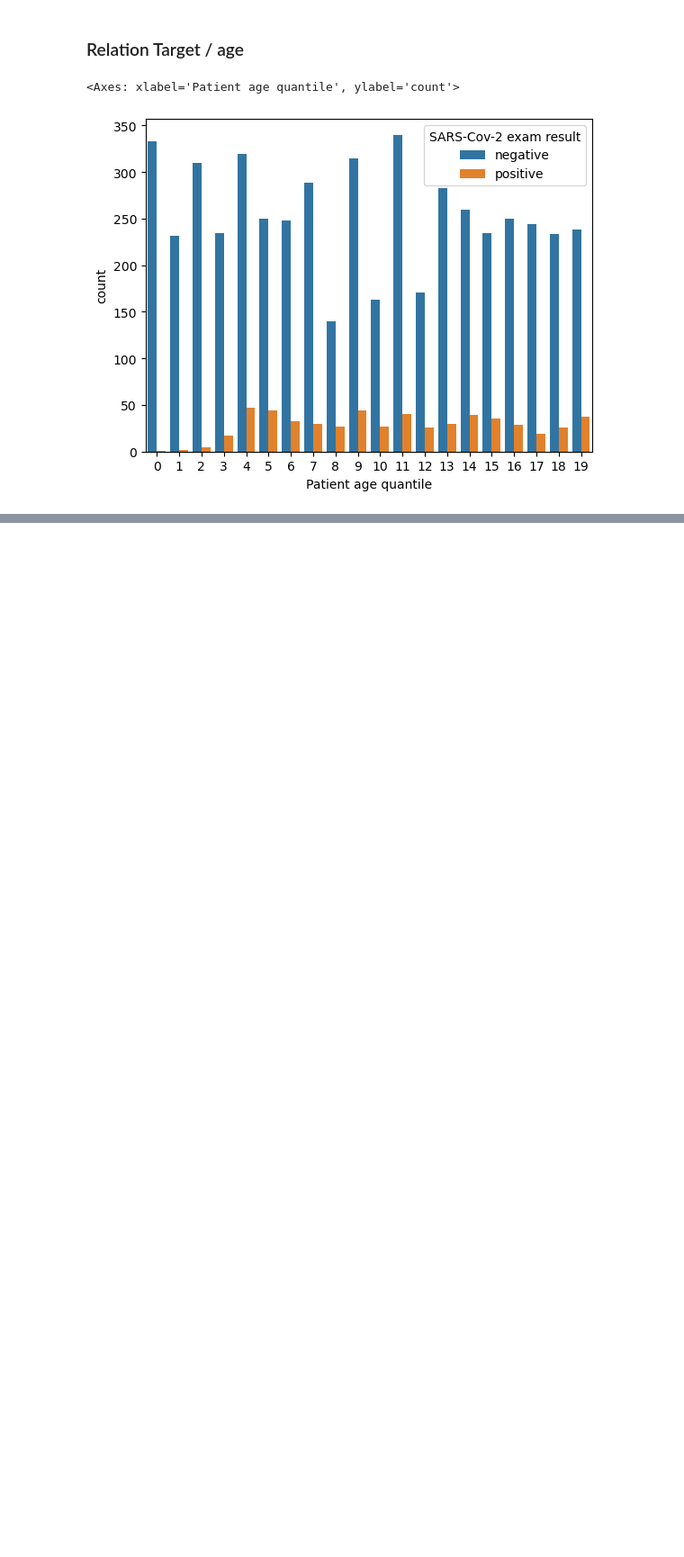
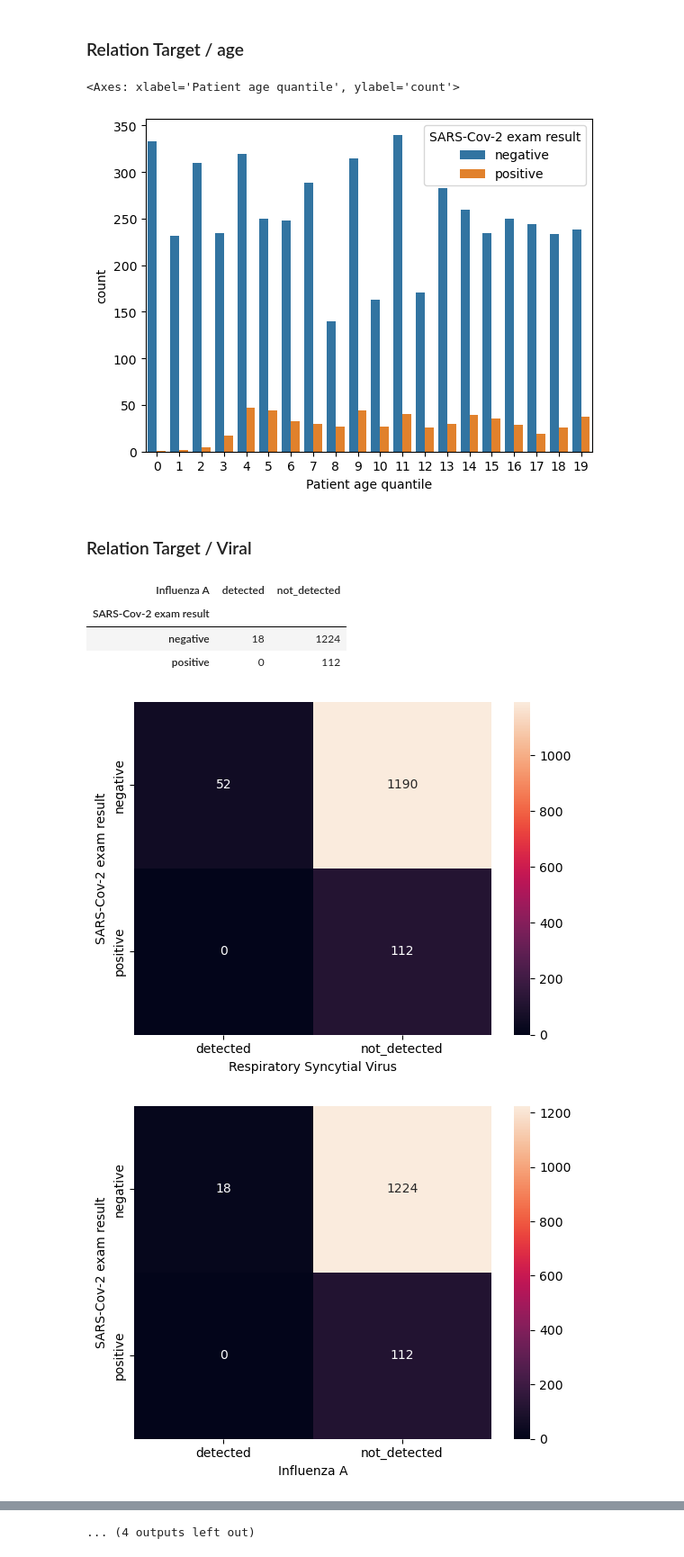
Before and after one commit to lorida0777/Diagnosis_of_COVID_19, a Jupyter notebook: EDA.ipynb, the cells around one changed output, grey strips where cells are left out. Shown at 90% size. Cells and saved outputs as stored; diff of their text form; code cells hidden in the pictures; blank space fills up the shorter version.

```diff
--- a/EDA.ipynb
+++ b/EDA.ipynb
@@ -406,3 +406,20 @@ sns.countplot(x='Patient age quantile', hue='SARS-Cov-2 exam result', data=df)
 # %% [output]
 <Axes: xlabel='Patient age quantile', ylabel='count'>
 [figure]
+# %% [markdown]
+### Relation Target / Viral
+# %%
+pd.crosstab(df['SARS-Cov-2 exam result'], df['Influenza A'])
+# %% [output]
+| Influenza A | detected | not_detected |
+| SARS-Cov-2 exam result |  |  |
+| negative | 18 | 1224 |
+| positive | 0 | 112 |
+# %%
+for col in viral_colums:
+    plt.figure()
+    sns.heatmap(pd.crosstab(df['SARS-Cov-2 exam result'], df[col]), annot=True, fmt='d')
+    plt.show()
+# %% [output]
+[figure, added]
+[figure, added]
@@ -408,0 +436 @@ sns.countplot(x='Patient age quantile', hue='SARS-Cov-2 exam result', data=df)
+... (4 outputs left out)
```
Also changed, not shown: parts of 2 cells of this notebook.
